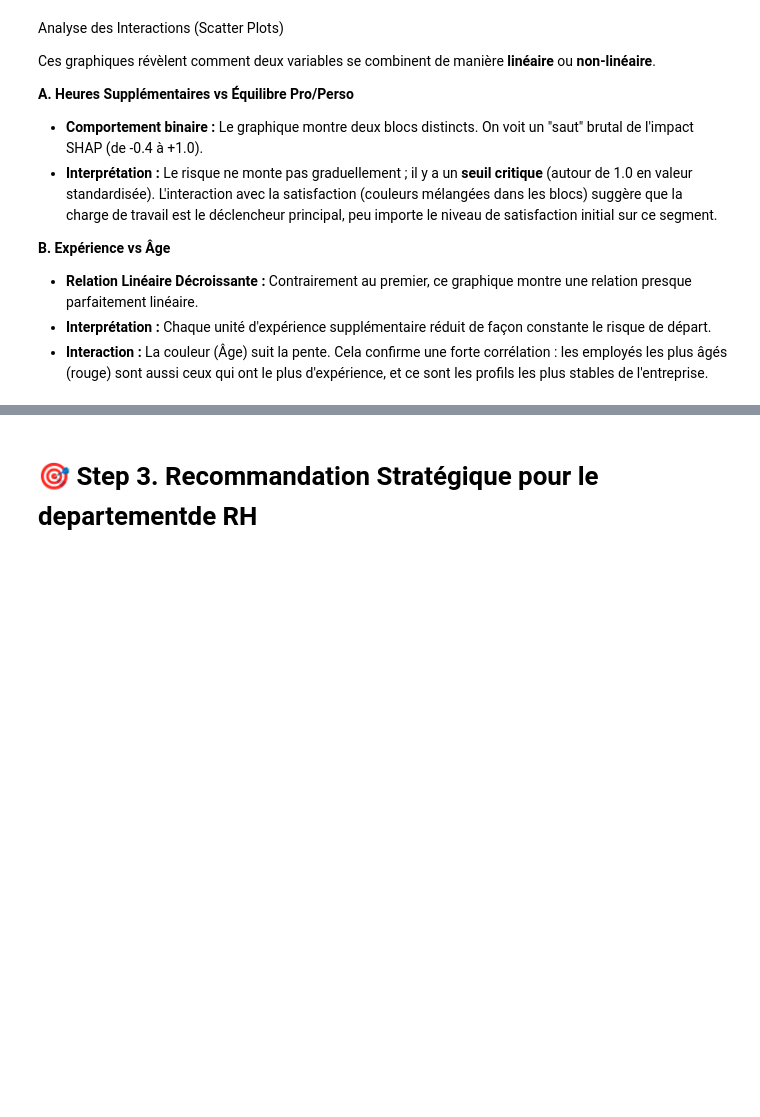
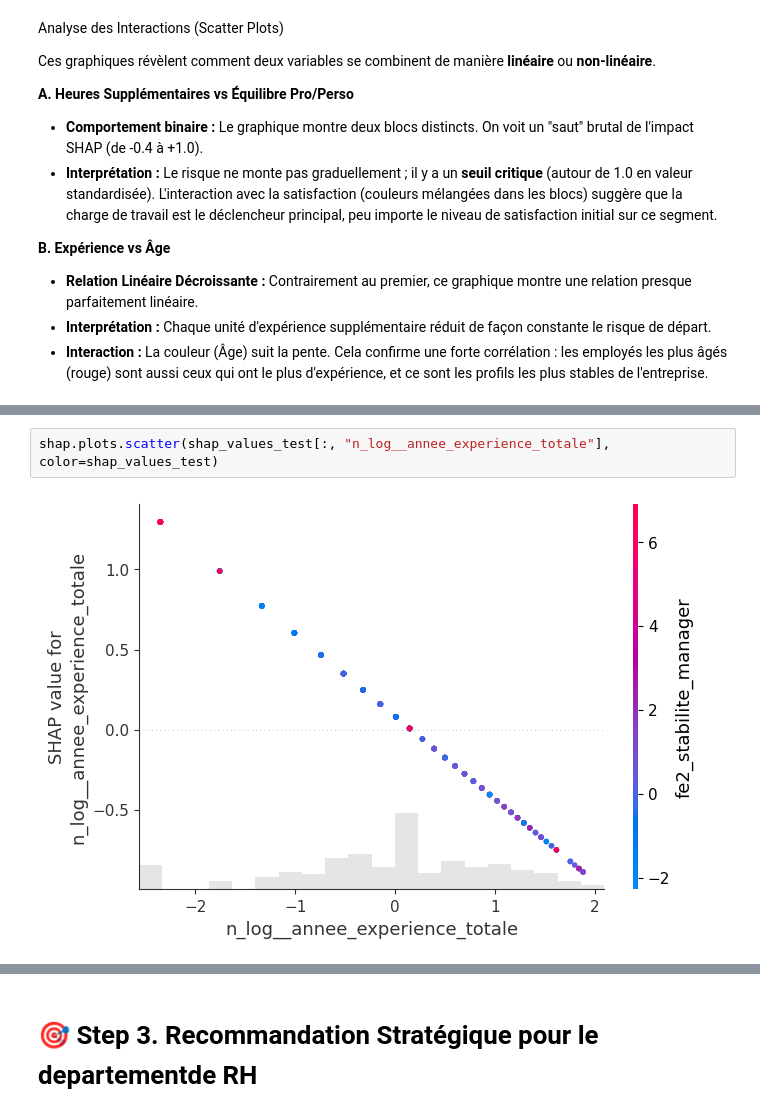
Before and after one commit to racemartin/m4_ocr, a Jupyter notebook: notebooks/05_RC_Interpretation_SHAP.ipynb, the cells around one changed output, grey strips where cells are left out. Drawn from its saved outputs; the diff is of its cells as text; blank space fills up the shorter version.

```diff
--- a/notebooks/05_RC_Interpretation_SHAP.ipynb
+++ b/notebooks/05_RC_Interpretation_SHAP.ipynb
@@ -730,0 +950,4 @@ Ces graphiques révèlent comment deux variables se combinent de manière **lin
+# %%
+shap.plots.scatter(shap_values_test[:, "n_log__annee_experience_totale"], color=shap_values_test)
+# %% [output]
+[figure, added]
```
Also changed, not shown: parts of 25 cells of this notebook, 6 other files.
